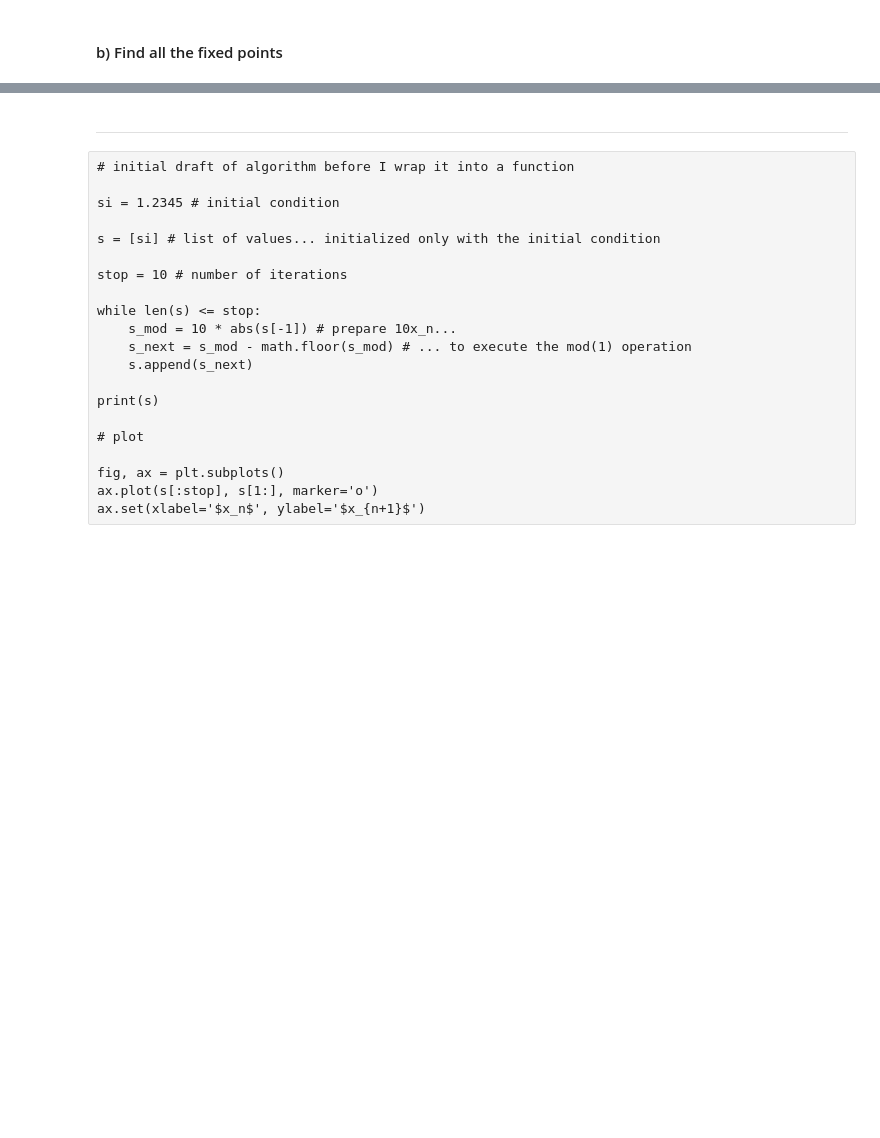
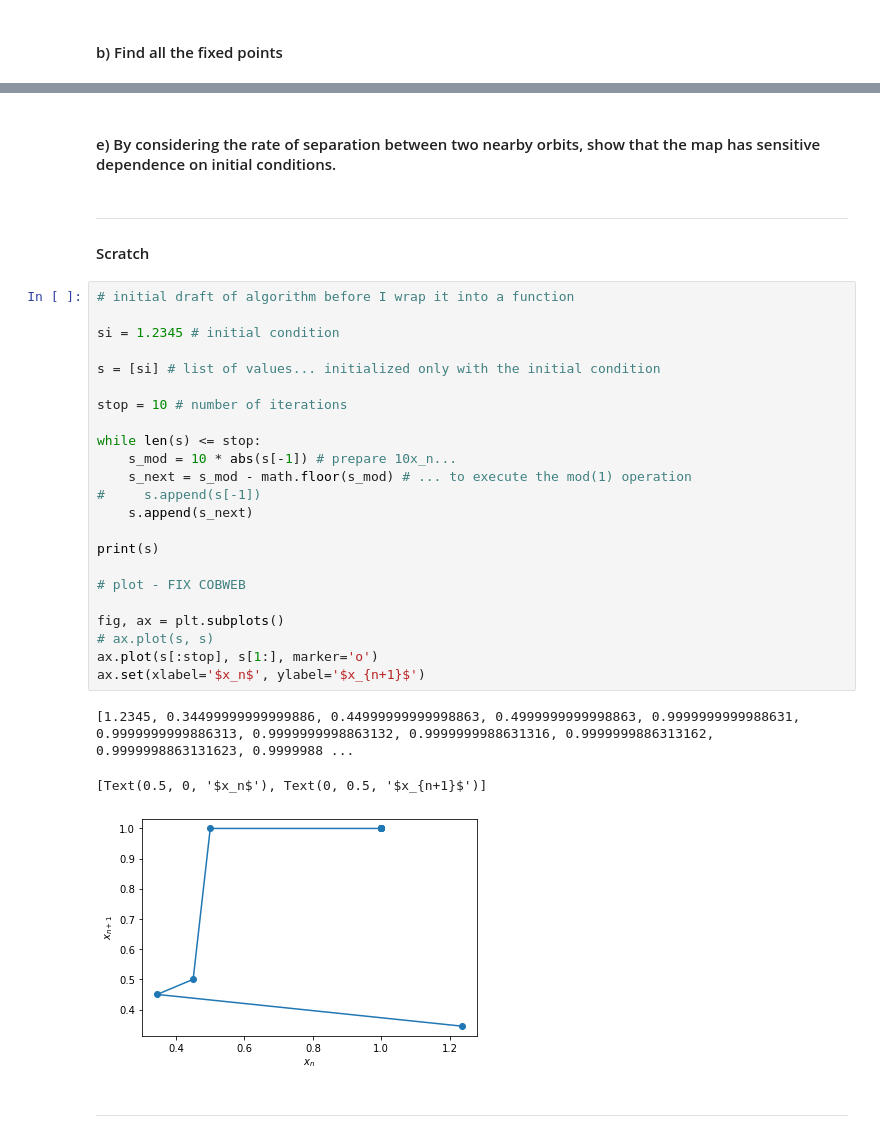
Before and after one commit to mimmphi/Physics-212, a Jupyter notebook: 10.3.7.ipynb, the cells around one changed output, grey strips where cells are left out. Saved outputs shown, nothing was run; the diff lists cells and outputs as text; blank space fills up the shorter version.

```diff
--- a/10.3.7.ipynb
+++ b/10.3.7.ipynb
@@ -128,23 +103,35 @@ dec_shift_map(si=math.pi, stop=400)
+# %% [markdown]
+#### e) By considering the rate of separation between two nearby orbits,  show that the map has sensitive dependence on initial conditions.
+# %% [markdown]
+---
+
+#### Scratch
+# %%
+# initial draft of algorithm before I wrap it into a function
+
+si = 1.2345 # initial condition
+
+s = [si] # list of values... initialized only with the initial condition
+
+stop = 10 # number of iterations
+
+while len(s) <= stop:
+    s_mod = 10 * abs(s[-1]) # prepare 10x_n...
+    s_next = s_mod - math.floor(s_mod) # ... to execute the mod(1) operation
+#     s.append(s[-1])
+    s.append(s_next)
+
+print(s)
+
+# plot - FIX COBWEB
+
+fig, ax = plt.subplots()
+# ax.plot(s, s)
+ax.plot(s[:stop], s[1:], marker='o')
+ax.set(xlabel='$x_n$', ylabel='$x_{n+1}$')
+# %% [output]
+[1.2345, 0.34499999999999886, 0.44999999999998863, 0.4999999999998863, 0.9999999999988631, 0.9999999999886313, 0.9999999998863132, 0.9999999988631316, 0.9999999886313162, 0.9999998863131623, 0.9999988 ...
+[Text(0.5, 0, '$x_n$'), Text(0, 0.5, '$x_{n+1}$')]
+[figure, added]
 # %% [markdown]
 ---
-# %% [raw]
-# initial draft of algorithm before I wrap it into a function
-
-si = 1.2345 # initial condition
-
-s = [si] # list of values... initialized only with the initial condition
-
-stop = 10 # number of iterations
-
-while len(s) <= stop:
-    s_mod = 10 * abs(s[-1]) # prepare 10x_n...
-    s_next = s_mod - math.floor(s_mod) # ... to execute the mod(1) operation
-    s.append(s_next)
-
-print(s)
-
-# plot
-
-fig, ax = plt.subplots()
-ax.plot(s[:stop], s[1:], marker='o')
-ax.set(xlabel='$x_n$', ylabel='$x_{n+1}$')
```
Also changed, not shown: parts of 17 cells of this notebook.
